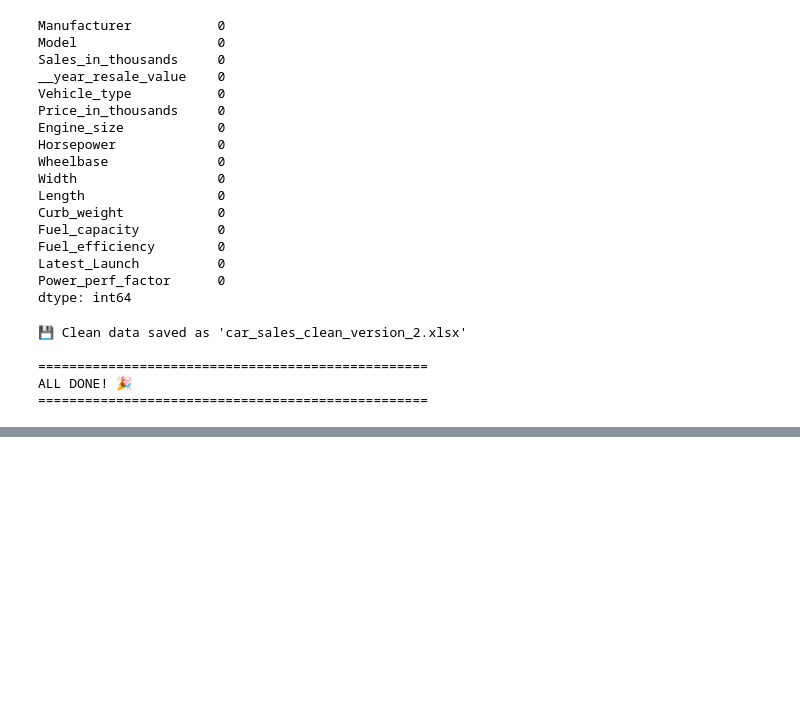
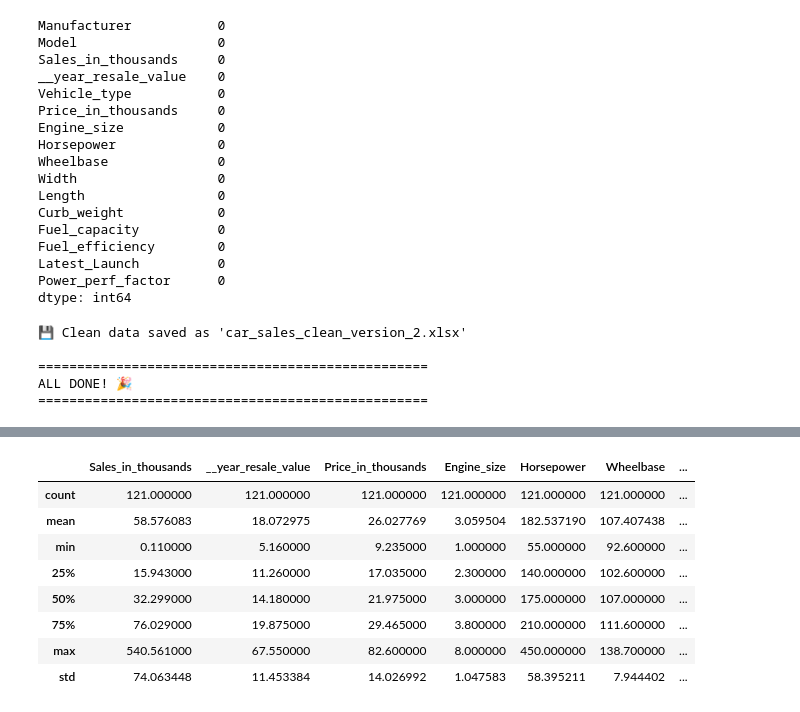
Before and after one commit to RanjaniMK/Car-Sales-Data-Analysis, a Jupyter notebook: Sales Distribution Analysis.ipynb, the cells around one changed output, grey strips where cells are left out. Cells and saved outputs as stored; diff of their text form; code cells hidden in the pictures; blank space fills up the shorter version.

```diff
--- a/Sales Distribution Analysis.ipynb
+++ b/Sales Distribution Analysis.ipynb
@@ -425,0 +447,14 @@ ALL DONE! 🎉
+# %%
+# Displaying statistics
+
+df.describe()
+# %% [output]
+|  | Sales_in_thousands | __year_resale_value | Price_in_thousands | Engine_size | Horsepower | Wheelbase | ... |
+| count | 121.000000 | 121.000000 | 121.000000 | 121.000000 | 121.000000 | 121.000000 | ... |
+| mean | 58.576083 | 18.072975 | 26.027769 | 3.059504 | 182.537190 | 107.407438 | ... |
+| min | 0.110000 | 5.160000 | 9.235000 | 1.000000 | 55.000000 | 92.600000 | ... |
+| 25% | 15.943000 | 11.260000 | 17.035000 | 2.300000 | 140.000000 | 102.600000 | ... |
+| 50% | 32.299000 | 14.180000 | 21.975000 | 3.000000 | 175.000000 | 107.000000 | ... |
+| 75% | 76.029000 | 19.875000 | 29.465000 | 3.800000 | 210.000000 | 111.600000 | ... |
+| max | 540.561000 | 67.550000 | 82.600000 | 8.000000 | 450.000000 | 138.700000 | ... |
+| std | 74.063448 | 11.453384 | 14.026992 | 1.047583 | 58.395211 | 7.944402 | ... |
```
Also changed, not shown: parts of 7 cells of this notebook.
